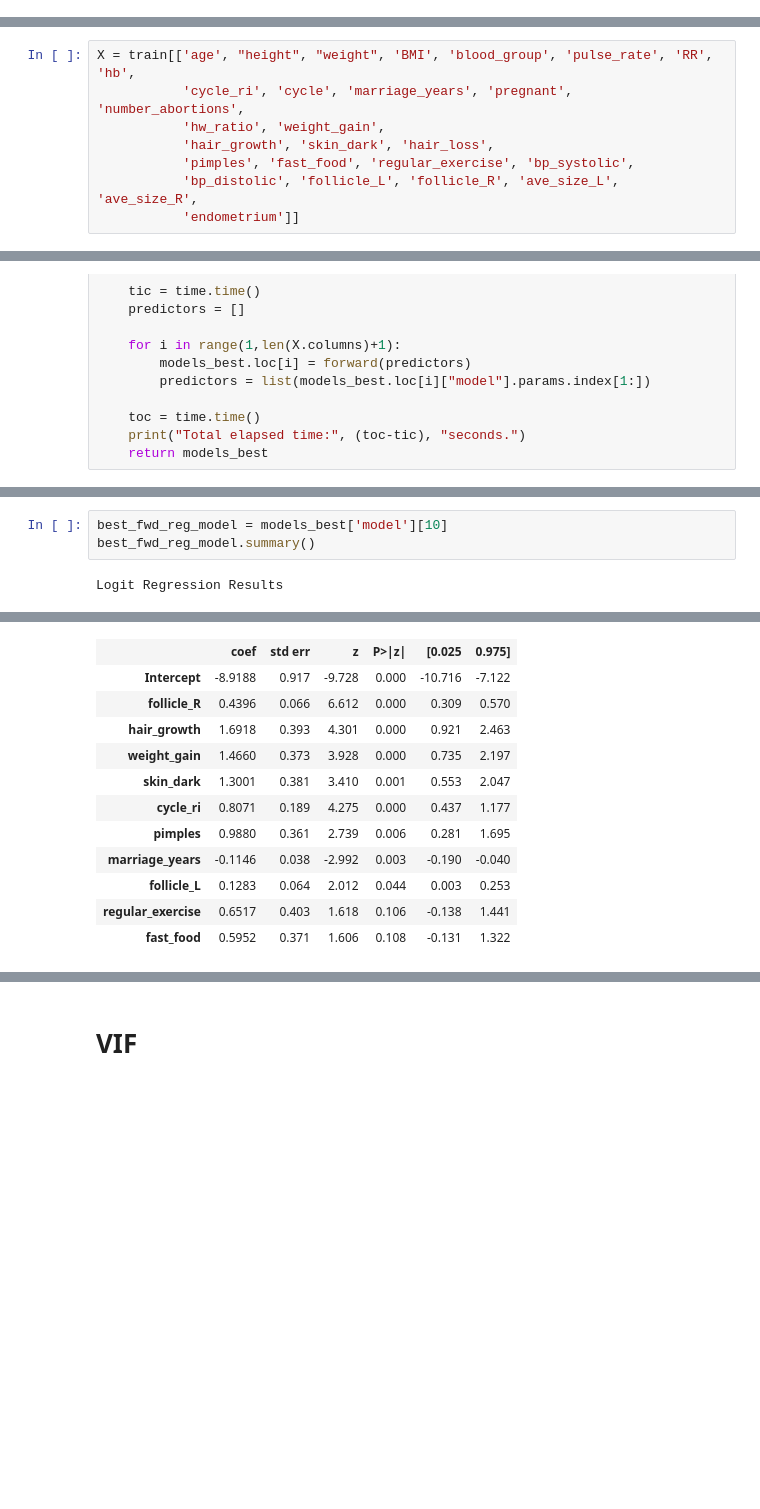
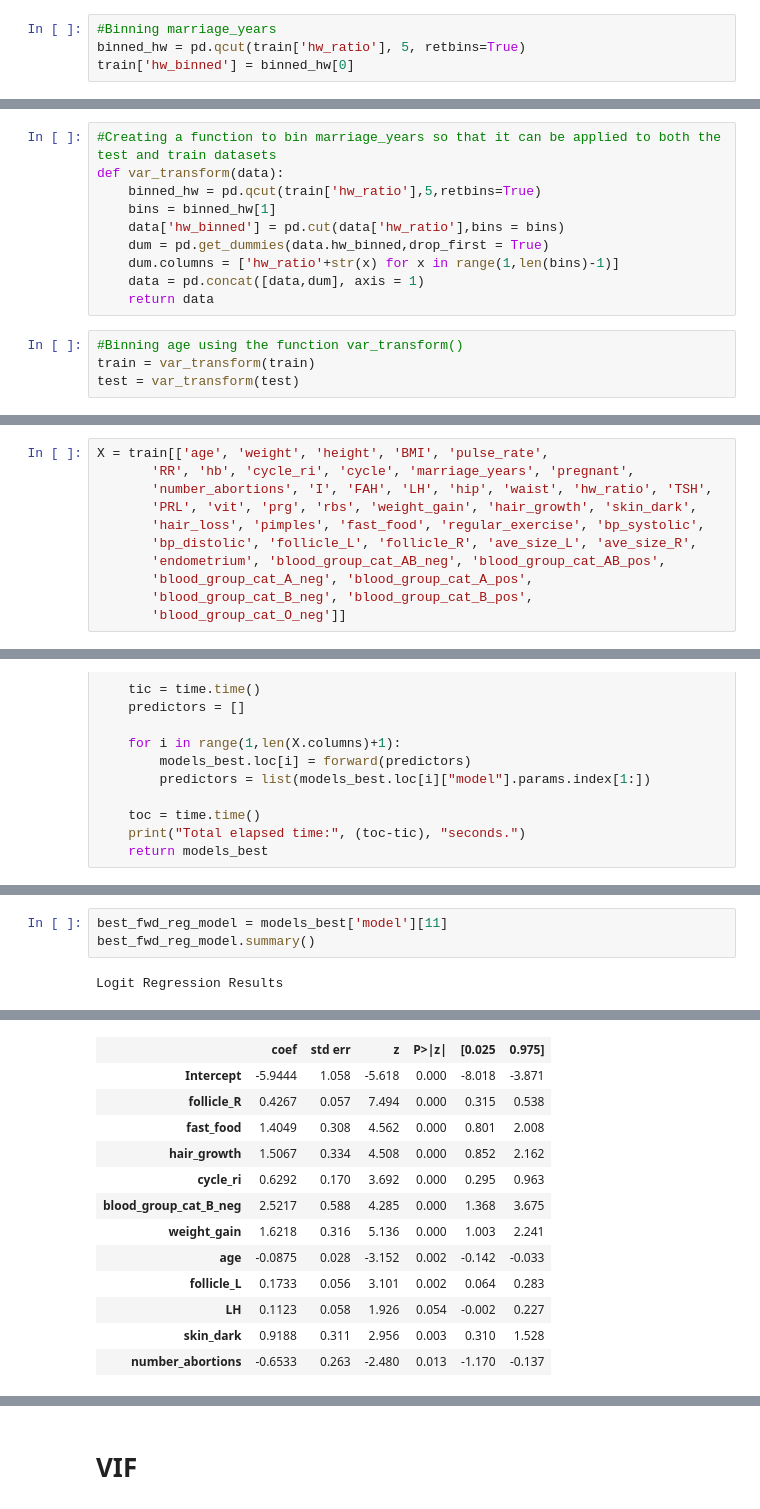
Before and after one commit to ericaez/STAT-303-2-Project, a Jupyter notebook: Project.ipynb, the cells around one changed output, grey strips where cells are left out. Saved outputs shown, nothing was run; the diff lists cells and outputs as text; blank space fills up the shorter version.

```diff
--- a/Project.ipynb
+++ b/Project.ipynb
@@ -147,0 +411,4 @@ test.shape
+# %%
+#Binning marriage_years
+binned_hw = pd.qcut(train['hw_ratio'], 5, retbins=True)
+train['hw_binned'] = binned_hw[0]
@@ -147,0 +432,14 @@ test.shape
+# %%
+#Creating a function to bin marriage_years so that it can be applied to both the test and train datasets
+def var_transform(data):
+    binned_hw = pd.qcut(train['hw_ratio'],5,retbins=True)
+    bins = binned_hw[1]
+    data['hw_binned'] = pd.cut(data['hw_ratio'],bins = bins)
+    dum = pd.get_dummies(data.hw_binned,drop_first = True)
+    dum.columns = ['hw_ratio'+str(x) for x in range(1,len(bins)-1)]
+    data = pd.concat([data,dum], axis = 1)
+    return data
+# %%
+#Binning age using the function var_transform()
+train = var_transform(train)
+test = var_transform(test)
@@ -150,11 +527,14 @@ test.shape
 # %%
-X = train[['age', "height", "weight", 'BMI', 'blood_group', 'pulse_rate', 'RR', 'hb',
-           'cycle_ri', 'cycle', 'marriage_years', 'pregnant', 'number_abortions',
-           'hw_ratio', 'weight_gain',
-           'hair_growth', 'skin_dark', 'hair_loss',
-           'pimples', 'fast_food', 'regular_exercise', 'bp_systolic',
-           'bp_distolic', 'follicle_L', 'follicle_R', 'ave_size_L', 'ave_size_R',
-           'endometrium']]
+X = train[['age', 'weight', 'height', 'BMI', 'pulse_rate',
+       'RR', 'hb', 'cycle_ri', 'cycle', 'marriage_years', 'pregnant',
+       'number_abortions', 'I', 'FAH', 'LH', 'hip', 'waist', 'hw_ratio', 'TSH',
+       'PRL', 'vit', 'prg', 'rbs', 'weight_gain', 'hair_growth', 'skin_dark',
+       'hair_loss', 'pimples', 'fast_food', 'regular_exercise', 'bp_systolic',
+       'bp_distolic', 'follicle_L', 'follicle_R', 'ave_size_L', 'ave_size_R',
+       'endometrium', 'blood_group_cat_AB_neg', 'blood_group_cat_AB_pos',
+       'blood_group_cat_A_neg', 'blood_group_cat_A_pos',
+       'blood_group_cat_B_neg', 'blood_group_cat_B_pos',
+       'blood_group_cat_O_neg']]
 # %%
 def processSubset(predictor_subset):
     # Fit model on feature_set and calculate R-squared
@@ -280,5 +643,5 @@ best_sub_plots()
 # %%
-best_fwd_reg_model = models_best['model'][10]
+best_fwd_reg_model = models_best['model'][11]
 best_fwd_reg_model.summary()
 # %% [output]
 Logit Regression Results
@@ -292,12 +655,13 @@ Logit Regression Results
 |  | coef | std err | z | P>|z| | [0.025 | 0.975] |
-| Intercept | -8.9188 | 0.917 | -9.728 | 0.000 | -10.716 | -7.122 |
-| follicle_R | 0.4396 | 0.066 | 6.612 | 0.000 | 0.309 | 0.570 |
-| hair_growth | 1.6918 | 0.393 | 4.301 | 0.000 | 0.921 | 2.463 |
-| weight_gain | 1.4660 | 0.373 | 3.928 | 0.000 | 0.735 | 2.197 |
-| skin_dark | 1.3001 | 0.381 | 3.410 | 0.001 | 0.553 | 2.047 |
-| cycle_ri | 0.8071 | 0.189 | 4.275 | 0.000 | 0.437 | 1.177 |
-| pimples | 0.9880 | 0.361 | 2.739 | 0.006 | 0.281 | 1.695 |
-| marriage_years | -0.1146 | 0.038 | -2.992 | 0.003 | -0.190 | -0.040 |
-| follicle_L | 0.1283 | 0.064 | 2.012 | 0.044 | 0.003 | 0.253 |
-| regular_exercise | 0.6517 | 0.403 | 1.618 | 0.106 | -0.138 | 1.441 |
-| fast_food | 0.5952 | 0.371 | 1.606 | 0.108 | -0.131 | 1.322 |
+| Intercept | -5.9444 | 1.058 | -5.618 | 0.000 | -8.018 | -3.871 |
+| follicle_R | 0.4267 | 0.057 | 7.494 | 0.000 | 0.315 | 0.538 |
+| fast_food | 1.4049 | 0.308 | 4.562 | 0.000 | 0.801 | 2.008 |
+| hair_growth | 1.5067 | 0.334 | 4.508 | 0.000 | 0.852 | 2.162 |
+| cycle_ri | 0.6292 | 0.170 | 3.692 | 0.000 | 0.295 | 0.963 |
+| blood_group_cat_B_neg | 2.5217 | 0.588 | 4.285 | 0.000 | 1.368 | 3.675 |
+| weight_gain | 1.6218 | 0.316 | 5.136 | 0.000 | 1.003 | 2.241 |
+| age | -0.0875 | 0.028 | -3.152 | 0.002 | -0.142 | -0.033 |
+| follicle_L | 0.1733 | 0.056 | 3.101 | 0.002 | 0.064 | 0.283 |
+| LH | 0.1123 | 0.058 | 1.926 | 0.054 | -0.002 | 0.227 |
+| skin_dark | 0.9188 | 0.311 | 2.956 | 0.003 | 0.310 | 1.528 |
+| number_abortions | -0.6533 | 0.263 | -2.480 | 0.013 | -1.170 | -0.137 |
```
Also changed, not shown: parts of 67 cells of this notebook.
